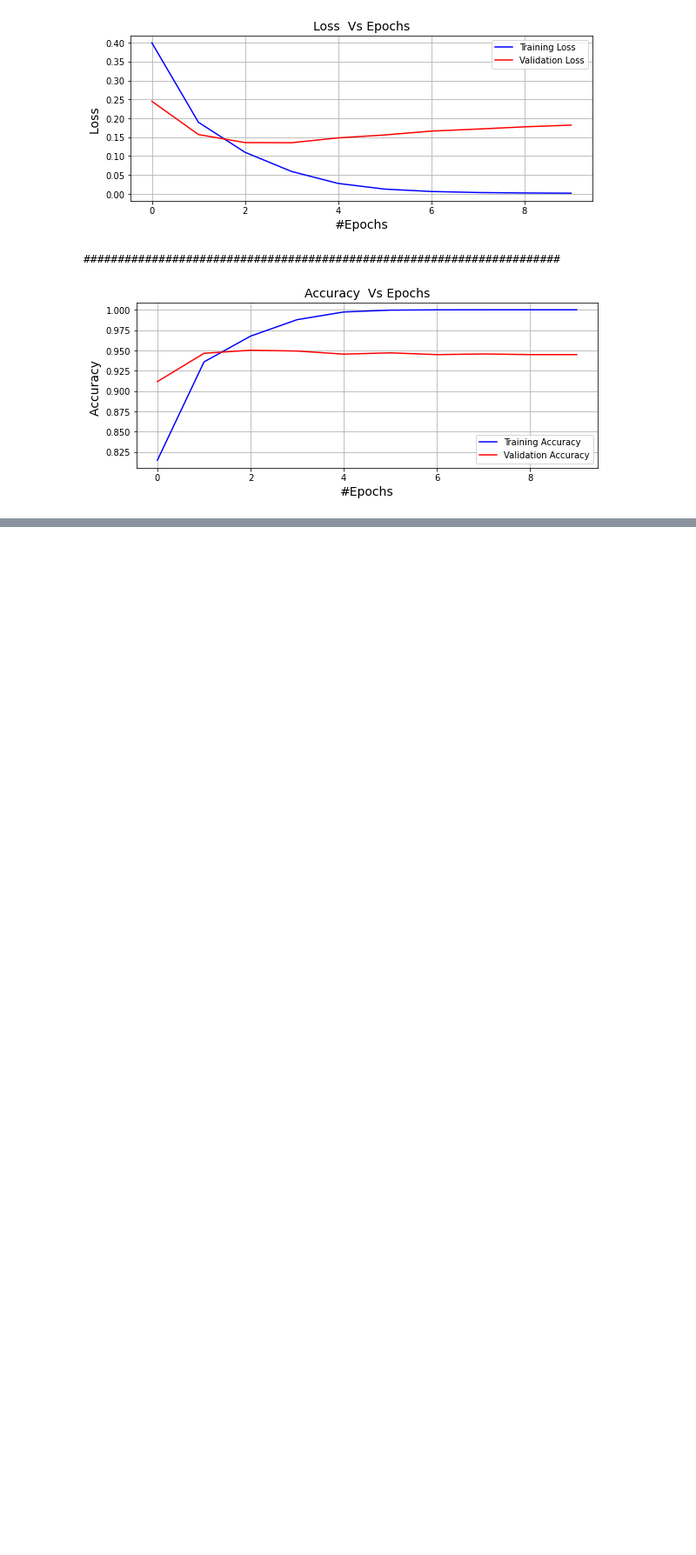
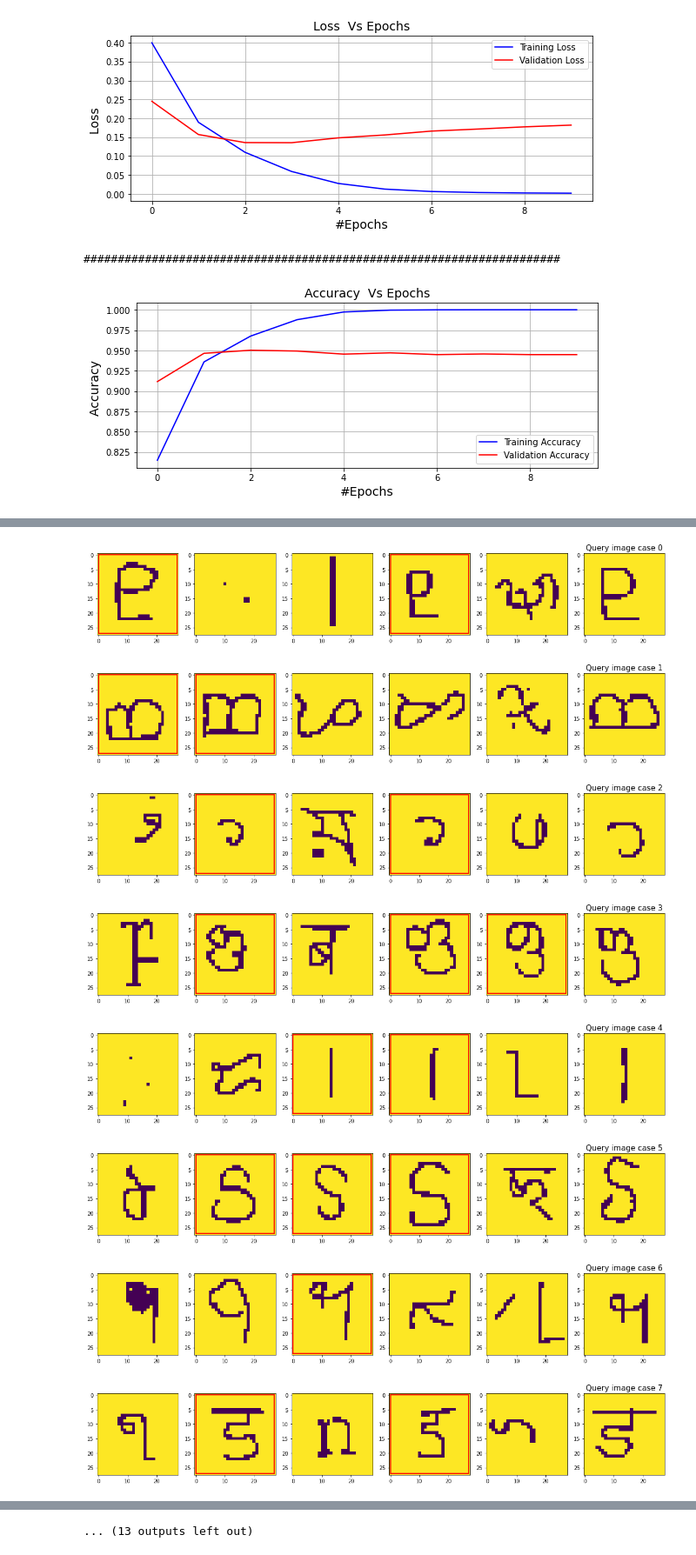
Before and after one commit to a-moharil/2AMM10-Group7, a Jupyter notebook: final_implementation/Assignment_1_Final.ipynb, the cells around one changed output, grey strips where cells are left out. Shown at 87% size. Saved outputs shown, nothing was run; the diff lists cells and outputs as text; code cells hidden in the pictures; blank space fills up the shorter version.

```diff
--- a/final_implementation/Assignment_1_Final.ipynb
+++ b/final_implementation/Assignment_1_Final.ipynb
@@ -510,0 +626,11 @@ float("Inf")
+# %%
+[plot_case(caseID,val_data,val_label) for caseID in range(25)] ;
+# %% [output]
+[figure, added]
+[figure, added]
+[figure, added]
+[figure, added]
+[figure, added]
+[figure, added]
+[figure, added]
+[figure, added]
@@ -510,0 +641 @@ float("Inf")
+... (13 outputs left out)
```
Also changed, not shown: parts of 10 cells of this notebook, 2 other files.
